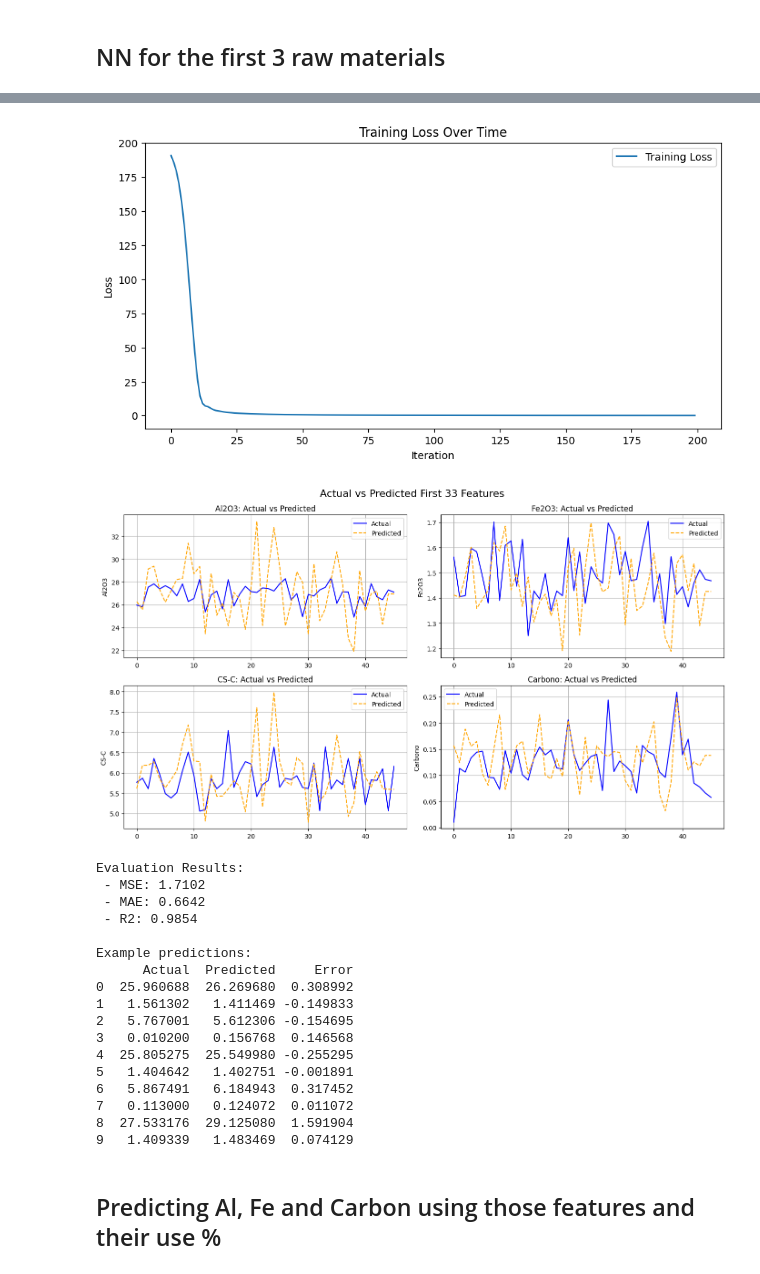
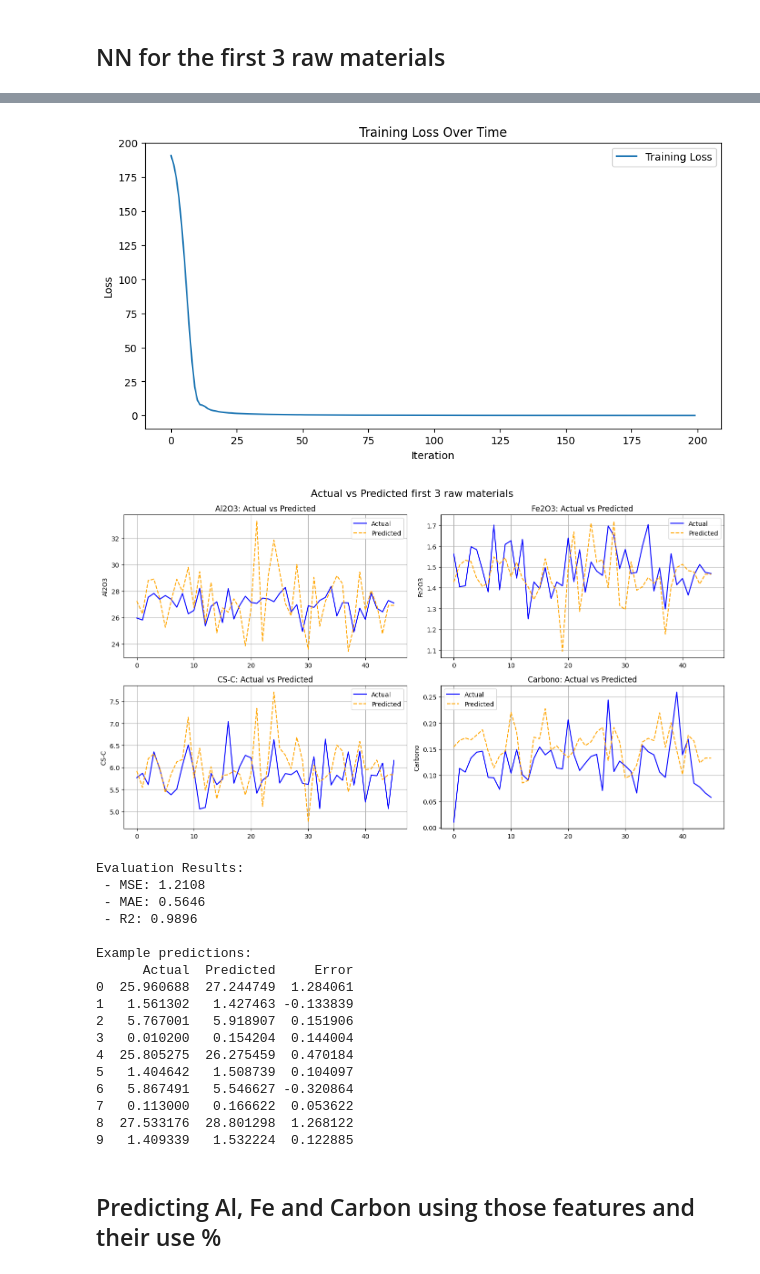
Before and after one commit to pedro-ddomingues/PEC, a Jupyter notebook: NNs.ipynb, the cells around one changed output, grey strips where cells are left out. Cells and saved outputs as stored; diff of their text form; code cells hidden in the pictures.

Commit message:
Added training using 1 target at the time

```diff
--- a/NNs.ipynb
+++ b/NNs.ipynb
@@ -114,0 +105,23 @@ def plot_loss():
+# %%
+def plot_compare(predictions, y_test_tensor, tittle, targets):
+
+    fig, axs = plt.subplots(2, 2, figsize=(14, 8))
+
+    for i, ax in enumerate(axs.ravel()):
+        if i >= len(targets):
+            break
+        print(f"Plotting {targets[i]}: {i+1}/{len(targets)}")
+        # Ensure the index does not exceed the number of targets
+        actual = y_test_tensor[:, i].numpy()
+        pred = predictions[:, i].numpy()
+        ax.plot(actual, label='Actual', color='blue')
+        ax.plot(pred, label='Predicted', linestyle='--', color='orange')
+        ax.set_title(f'{targets[i]}: Actual vs Predicted')
+        #ax.set_xlabel('Sample Index')
+        ax.set_ylabel(targets[i])
+        ax.grid(True)
+        ax.legend()
+
+    fig.suptitle(f'Actual vs Predicted {tittle}', fontsize=16)
+    plt.tight_layout()
+    plt.show()
@@ -117,23 +167,3 @@ plot_loss()
 # %% [output]
 [figure]
-# %%
-def plot_compare(tittle):
-    target_names = ['Al2O3', 'Fe2O3', 'CS-C', 'Carbono']
-
-    fig, axs = plt.subplots(2, 2, figsize=(14, 8))
-
-    for i, ax in enumerate(axs.ravel()):
-        actual = y_test_tensor[:, i].numpy()
-        pred = predictions[:, i].numpy()
-        ax.plot(actual, label='Actual', color='blue')
-        ax.plot(pred, label='Predicted', linestyle='--', color='orange')
-        ax.set_title(f'{target_names[i]}: Actual vs Predicted')
-        #ax.set_xlabel('Sample Index')
-        ax.set_ylabel(target_names[i])
-        ax.grid(True)
-        ax.legend()
-
-    fig.suptitle(f'Actual vs Predicted {tittle}', fontsize=16)
-    plt.tight_layout()
-    plt.show()
 # %%
@@ -262,32 +210,32 @@ MSE: 1.7102, MAE: 0.6642 R2: 0.9854
 # %%
-plot_loss()
+plot_loss(loss_values)
 # %% [output]
-[figure, old version]
+[figure, new version]
 # %%
-plot_compare('First 33 Features')
+plot_compare(predictions, y_test_tensor, 'first 3 raw materials', target_names)
 # %% [output]
-[figure, old version]
+[figure, new version]
 # %%
-results = evaluate_with_examples(model, X_test_tensor, y_test_tensor, n=10, features='First 33 Features')
+results = evaluate_with_examples(model, X_test_tensor, y_test_tensor, n=10, features='first 3 raw materials')
 all_results.append(results)
 # %% [output]
 Evaluation Results:
- - MSE: 1.7102
- - MAE: 0.6642
- - R2: 0.9854
+ - MSE: 1.2108
+ - MAE: 0.5646
+ - R2: 0.9896
 
 Example predictions:
       Actual  Predicted     Error
-0  25.960688  26.269680  0.308992
-1   1.561302   1.411469 -0.149833
-2   5.767001   5.612306 -0.154695
-3   0.010200   0.156768  0.146568
-4  25.805275  25.549980 -0.255295
-5   1.404642   1.402751 -0.001891
-6   5.867491   6.184943  0.317452
-7   0.113000   0.124072  0.011072
-8  27.533176  29.125080  1.591904
-9   1.409339   1.483469  0.074129
+0  25.960688  27.244749  1.284061
+1   1.561302   1.427463 -0.133839
+2   5.767001   5.918907  0.151906
+3   0.010200   0.154204  0.144004
+4  25.805275  26.275459  0.470184
+5   1.404642   1.508739  0.104097
+6   5.867491   5.546627 -0.320864
+7   0.113000   0.166622  0.053622
+8  27.533176  28.801298  1.268122
+9   1.409339   1.532224  0.122885
 # %% [markdown]
 ## Predicting Al, Fe and Carbon using those features and their use %
 # %%
```
Also changed, not shown: parts of 27 cells of this notebook, 3 other files.
